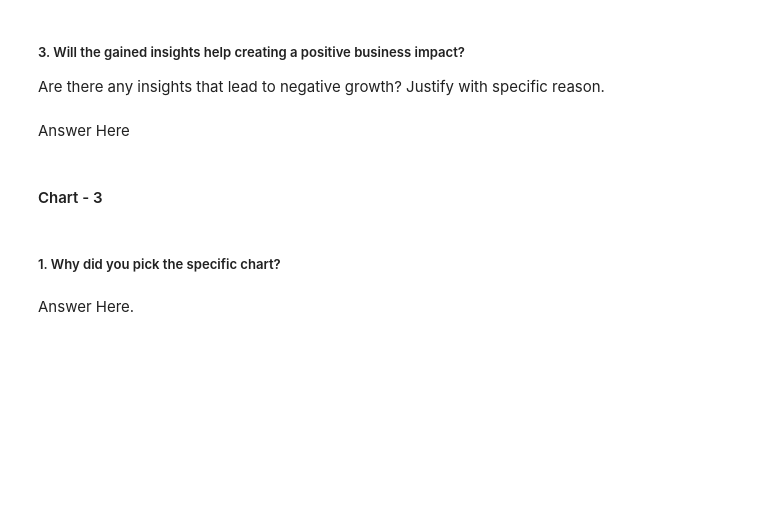
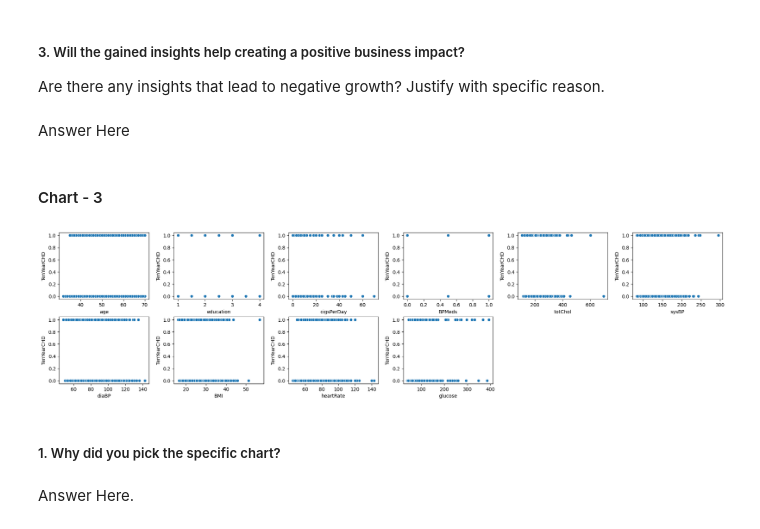
Before and after one commit to 007tickooayush/ML-Classification-Cardiovascular-Risk-Prediction-Project, a Jupyter notebook: Ayush_Tickoo_ML_Capstone_Classification_Project.ipynb, the cells around one changed output. Drawn from its saved outputs; the diff is of its cells as text; code cells hidden in the pictures; blank space fills up the shorter version.

```diff
--- a/Ayush_Tickoo_ML_Capstone_Classification_Project.ipynb
+++ b/Ayush_Tickoo_ML_Capstone_Classification_Project.ipynb
@@ -480,3 +525,18 @@ Answer Here
+# %%
+# Chart - 3 visualization code
+# df.plot.scatter(x='cigsPerDay',y='totChol')
+fig = plt.figure(figsize = (20,24))
+idx = 1
+for var, values in list(var_unique.items())[1:]:
+  if len(values) > 2:
+    # print(var,' : ',values)
+    plt.subplot(10,6,idx)
+    sns.scatterplot(data = df, y='TenYearCHD',x=var)
+    idx += 1
+
+plt.tight_layout(pad = 0.5, h_pad=0.5, w_pad = 0.5)
+# %% [output]
+[figure, added]
 # %% [markdown]
 ##### 1. Why did you pick the specific chart?
 # %% [markdown]
```
Also changed, not shown: parts of 15 cells of this notebook.
